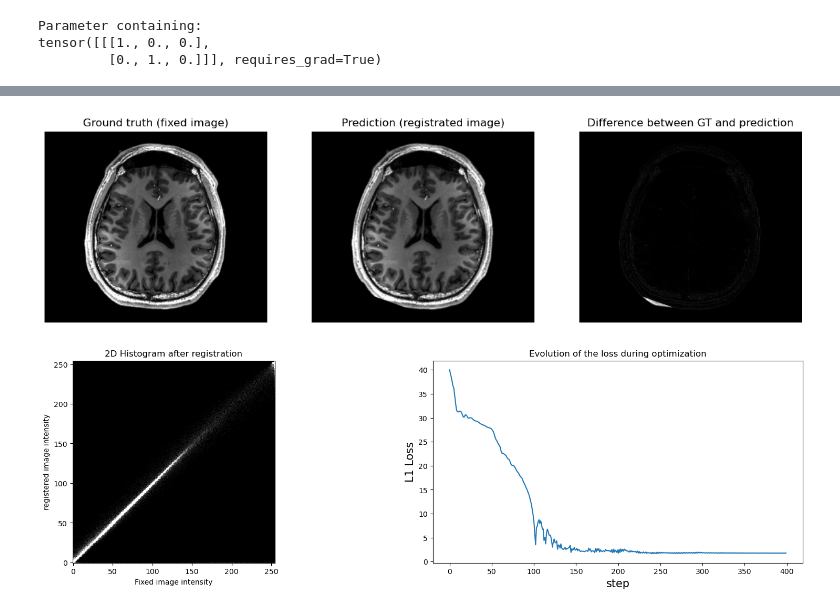
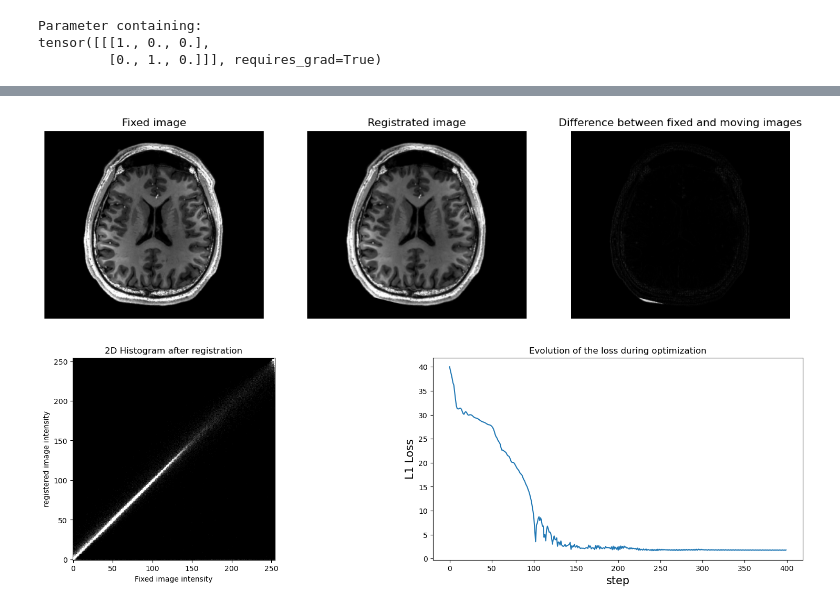
Before and after one commit to simonqueric/image_registration, a Jupyter notebook: registration_in_torch.ipynb, the cells around one changed output, grey strips where cells are left out. Cells and saved outputs as stored; diff of their text form; code cells hidden in the pictures.

Commit message:
change plot titles

```diff
--- a/registration_in_torch.ipynb
+++ b/registration_in_torch.ipynb
@@ -234,18 +226,18 @@ for i in tqdm(range(N_ITER)):
 # %%
 pred, _ = reg(m_image)
 fig, ax = plt.subplots(ncols=3, figsize=(15, 5))
 ax[0].imshow(img[0, 0], cmap="gray")
 ax[0].axis('off')
-ax[0].set_title("Ground truth (fixed image)")
+ax[0].set_title("Fixed image")
 ax[1].imshow(pred[0, 0].detach(), cmap="gray")
 ax[1].axis('off')
-ax[1].set_title("Prediction (registrated image)")
+ax[1].set_title("Registrated image")
 ax[2].imshow(torch.abs(img-pred.detach())[0, 0], cmap="gray")
 ax[2].axis('off')
-ax[2].set_title("Difference between GT and prediction")
+ax[2].set_title("Difference between fixed and moving images")
 plt.show()
 # %% [output]
-[figure, old version]
+[figure, new version]
 # %%
 fig, ax = plt.subplots(ncols=2, figsize=(20, 5))
 x = img.ravel()
```
Also changed, not shown: parts of 8 cells of this notebook.
